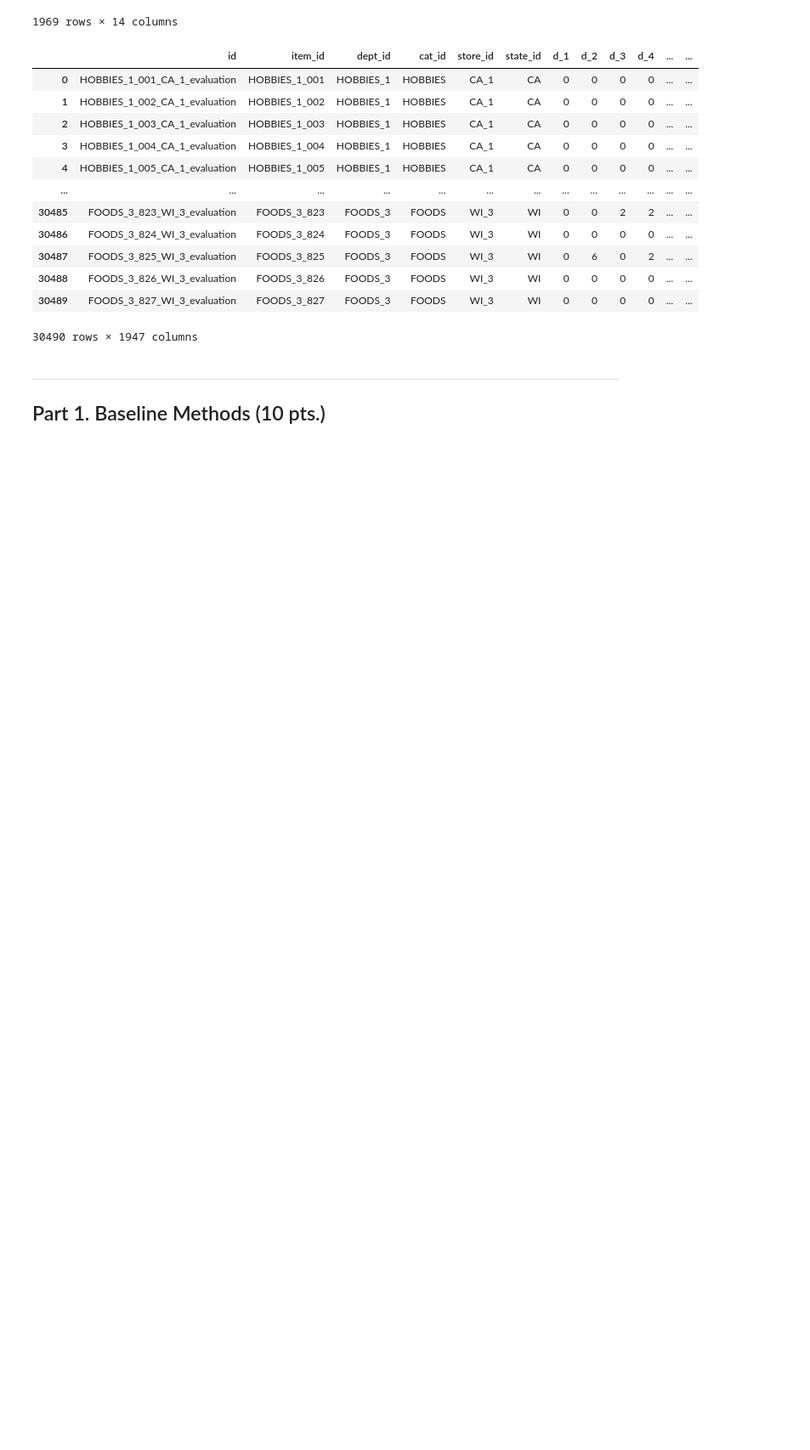
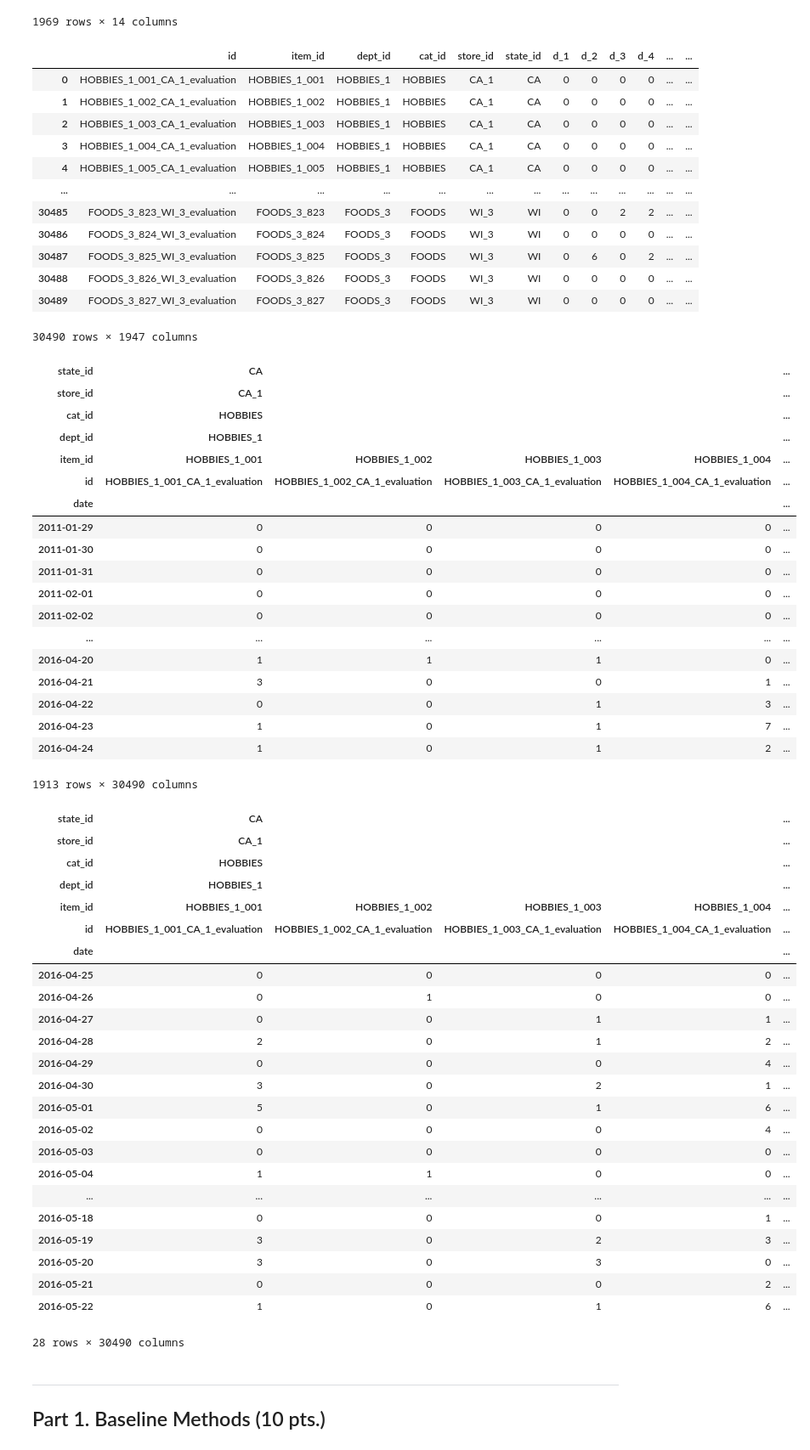
Before and after one commit to adrianemikko/tsa2021-m5, a Jupyter notebook: aaa_The Final Project 1.ipynb, the cells around one changed output. Shown at 85% size. Cells and saved outputs as stored; diff of their text form; code cells hidden in the pictures; blank space fills up the shorter version.

```diff
--- a/aaa_The Final Project 1.ipynb
+++ b/aaa_The Final Project 1.ipynb
@@ -67,9 +66,55 @@ display(df_calendar, df_sales)
 | 30489 | FOODS_3_827_WI_3_evaluation | FOODS_3_827 | FOODS_3 | FOODS | WI_3 | WI | 0 | 0 | 0 | 0 | ... | ... |
 30490 rows × 1947 columns
 # %%
-full_df = (df_sales.set_index([*df_sales.columns[5::-1]]).T
-           .set_index(pd.DatetimeIndex(df_calendar.date)[:1941]))
-full_df
+design_df = (df_sales.set_index([*df_sales.columns[5::-1]]).T
+           .set_index(pd.DatetimeIndex(df_calendar.date)[:1941]).iloc[:-28])
+test_df = (df_sales.set_index([*df_sales.columns[5::-1]]).T
+           .set_index(pd.DatetimeIndex(df_calendar.date)[:1941]).iloc[-28:])
+display(design_df, test_df)
+# %% [output]
+| state_id | CA |  |  |  | ... |
+| store_id | CA_1 |  |  |  | ... |
+| cat_id | HOBBIES |  |  |  | ... |
+| dept_id | HOBBIES_1 |  |  |  | ... |
+| item_id | HOBBIES_1_001 | HOBBIES_1_002 | HOBBIES_1_003 | HOBBIES_1_004 | ... |
+| id | HOBBIES_1_001_CA_1_evaluation | HOBBIES_1_002_CA_1_evaluation | HOBBIES_1_003_CA_1_evaluation | HOBBIES_1_004_CA_1_evaluation | ... |
+| date |  |  |  |  | ... |
+| 2011-01-29 | 0 | 0 | 0 | 0 | ... |
+| 2011-01-30 | 0 | 0 | 0 | 0 | ... |
+| 2011-01-31 | 0 | 0 | 0 | 0 | ... |
+| 2011-02-01 | 0 | 0 | 0 | 0 | ... |
+| 2011-02-02 | 0 | 0 | 0 | 0 | ... |
+| ... | ... | ... | ... | ... | ... |
+| 2016-04-20 | 1 | 1 | 1 | 0 | ... |
+| 2016-04-21 | 3 | 0 | 0 | 1 | ... |
+| 2016-04-22 | 0 | 0 | 1 | 3 | ... |
+| 2016-04-23 | 1 | 0 | 1 | 7 | ... |
+| 2016-04-24 | 1 | 0 | 1 | 2 | ... |
+1913 rows × 30490 columns
+| state_id | CA |  |  |  | ... |
+| store_id | CA_1 |  |  |  | ... |
+| cat_id | HOBBIES |  |  |  | ... |
+| dept_id | HOBBIES_1 |  |  |  | ... |
+| item_id | HOBBIES_1_001 | HOBBIES_1_002 | HOBBIES_1_003 | HOBBIES_1_004 | ... |
+| id | HOBBIES_1_001_CA_1_evaluation | HOBBIES_1_002_CA_1_evaluation | HOBBIES_1_003_CA_1_evaluation | HOBBIES_1_004_CA_1_evaluation | ... |
+| date |  |  |  |  | ... |
+| 2016-04-25 | 0 | 0 | 0 | 0 | ... |
+| 2016-04-26 | 0 | 1 | 0 | 0 | ... |
+| 2016-04-27 | 0 | 0 | 1 | 1 | ... |
+| 2016-04-28 | 2 | 0 | 1 | 2 | ... |
+| 2016-04-29 | 0 | 0 | 0 | 4 | ... |
+| 2016-04-30 | 3 | 0 | 2 | 1 | ... |
+| 2016-05-01 | 5 | 0 | 1 | 6 | ... |
+| 2016-05-02 | 0 | 0 | 0 | 4 | ... |
+| 2016-05-03 | 0 | 0 | 0 | 0 | ... |
+| 2016-05-04 | 1 | 1 | 0 | 0 | ... |
+| ... | ... | ... | ... | ... | ... |
+| 2016-05-18 | 0 | 0 | 0 | 1 | ... |
+| 2016-05-19 | 3 | 0 | 2 | 3 | ... |
+| 2016-05-20 | 3 | 0 | 3 | 0 | ... |
+| 2016-05-21 | 0 | 0 | 0 | 2 | ... |
+| 2016-05-22 | 1 | 0 | 1 | 6 | ... |
+28 rows × 30490 columns
 # %% [markdown]
 ---
 
```
Also changed, not shown: parts of 1 cell of this notebook, 3 other files.
